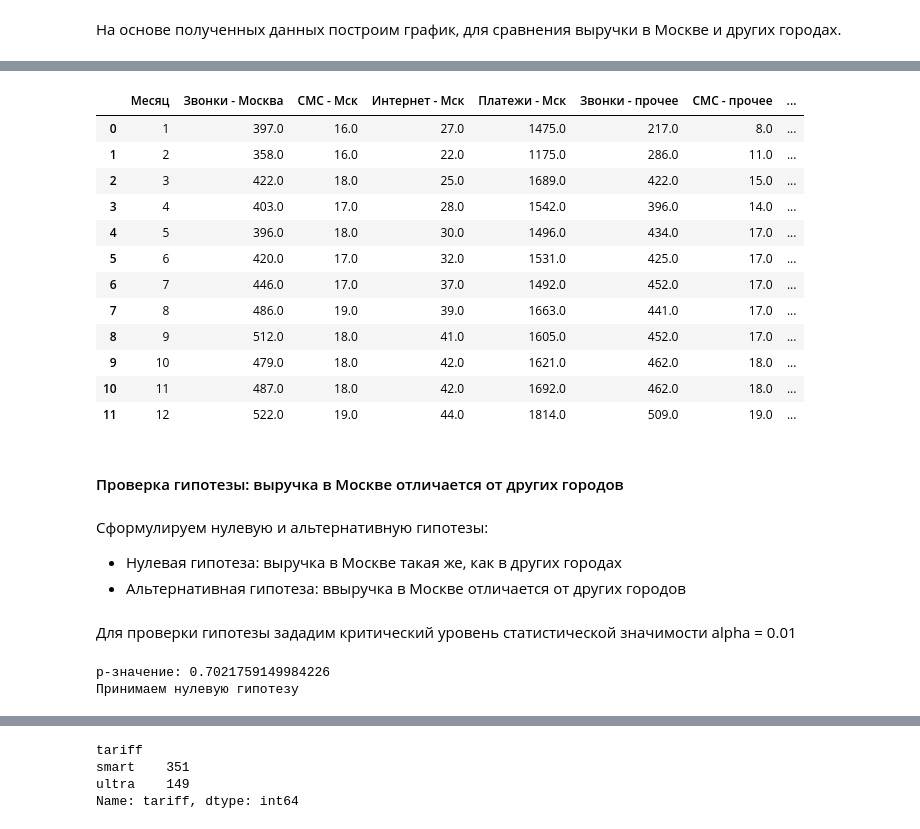
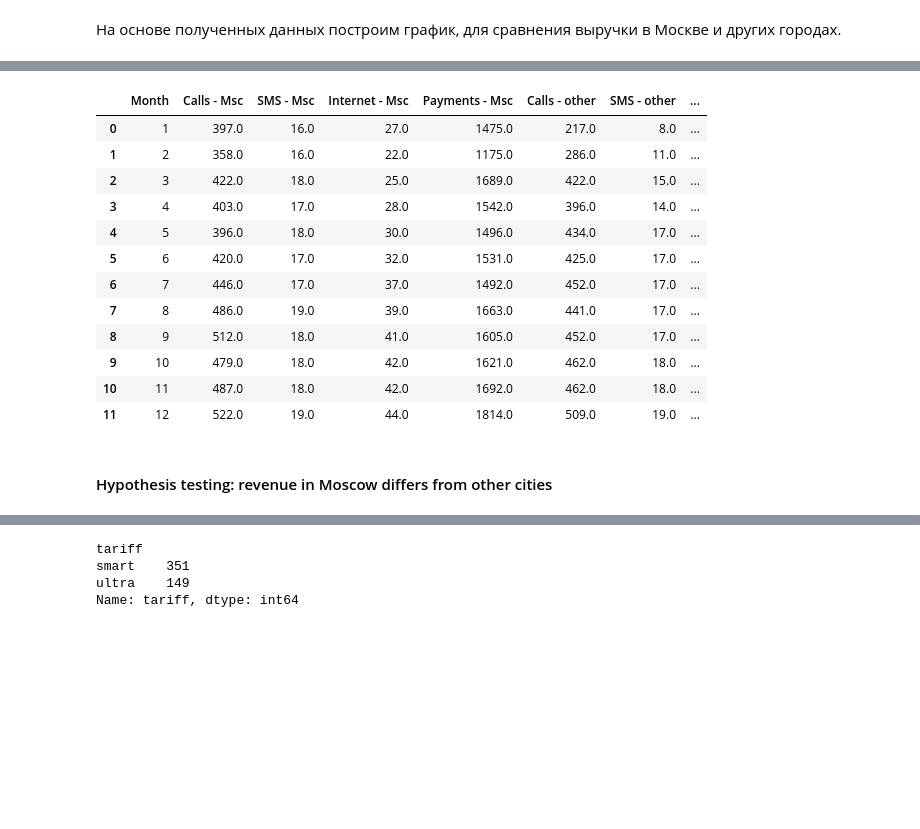
Before and after one commit to aegorovspb/yandex_data_analyst_projects_eng, a Jupyter notebook: 03_tariffs_for_telecom_companies.ipynb, the cells around one changed output, grey strips where cells are left out. Cells and saved outputs as stored; diff of their text form; code cells hidden in the pictures; blank space fills up the shorter version.

```diff
--- a/03_tariffs_for_telecom_companies.ipynb
+++ b/03_tariffs_for_telecom_companies.ipynb
@@ -1282,0 +1252,8 @@ display(df_all_msk_pvt.round(0))
+# %%
+df_all_msk_pvt = df_all_msk.pivot_table(index=['month'], values=['calls_sum', 'mess_count', 'gb_sum', 'month_pay'], aggfunc=[np.mean] ).reset_index()
+df_all_msk_pvt.columns = ['Month', 'Calls - Msc', 'SMS - Msc', 'Internet - Msc', 'Payments - Msc']
+
+df_all_other_pvt = df_all_other.pivot_table(index=['month'], values=['calls_sum', 'mess_count', 'gb_sum', 'month_pay'], aggfunc=[np.mean] ).reset_index()
+df_all_other_pvt.columns = ['Month', 'Calls - other', 'SMS - other', 'Internet - other', 'Payments - other']
+
+display(df_all_msk_pvt.round(0))
@@ -1335,13 +1326,13 @@ df_all_other_pvt.plot(
 
 df_all_other_pvt = df_all_other_pvt.drop(index=[0])
 # %%
-# таблица со сводными данными по Москве и другим городам
+# table with summary data for Moscow and other cities
 
-df_all_compare = df_all_msk_pvt.merge(df_all_other_pvt, on=['Месяц'], how='outer')
+df_all_compare = df_all_msk_pvt.merge(df_all_other_pvt, on=['Month'], how='outer')
 
 display(df_all_compare.round(0))
 # %% [output]
-|  | Месяц | Звонки - Москва | СМС - Мск | Интернет - Мск | Платежи - Мск | Звонки - прочее | СМС - прочее | ... |
+|  | Month | Calls - Msc | SMS - Msc | Internet - Msc | Payments - Msc | Calls - other | SMS - other | ... |
 | 0 | 1 | 397.0 | 16.0 | 27.0 | 1475.0 | 217.0 | 8.0 | ... |
 | 1 | 2 | 358.0 | 16.0 | 22.0 | 1175.0 | 286.0 | 11.0 | ... |
 | 2 | 3 | 422.0 | 18.0 | 25.0 | 1689.0 | 422.0 | 15.0 | ... |
@@ -1354,35 +1345,5 @@ display(df_all_compare.round(0))
 | 9 | 10 | 479.0 | 18.0 | 42.0 | 1621.0 | 462.0 | 18.0 | ... |
 | 10 | 11 | 487.0 | 18.0 | 42.0 | 1692.0 | 462.0 | 18.0 | ... |
 | 11 | 12 | 522.0 | 19.0 | 44.0 | 1814.0 | 509.0 | 19.0 | ... |
-# %% [markdown]
-#### Проверка гипотезы: выручка в Москве отличается от других городов
-# %% [markdown]
-Сформулируем нулевую и альтернативную гипотезы:
-* Нулевая гипотеза: выручка в Москве такая же, как в других городах
-* Альтернативная гипотеза: ввыручка в Москве отличается от других городов
-# %% [markdown]
-Для проверки гипотезы зададим критический уровень статистической значимости alpha = 0.01
-# %%
-# платежи по Москве
-pay_msc   = df_all_msk_pvt.loc[:, 'Платежи - Мск']
-
-# платежи по другим городам
-pay_other   = df_all_other_pvt.loc[:, 'Платежи - прочее']
-
-
-
-alpha = 0.01 # зададим уровень статистической значимости
-
-#  проверим гипотезу о равенстве средних двух независимых совокупностей
-hypothesis_msc = st.ttest_ind(
-    pay_msc,
-    pay_other)
-print('p-значение:', hypothesis_msc.pvalue )
-
-if hypothesis_msc.pvalue < alpha:
-    print("Принимаем альтернативную гипотезу")
-else:
-    print("Принимаем нулевую гипотезу")
-# %% [output]
-p-значение: 0.7021759149984226
-Принимаем нулевую гипотезу
+# %% [markdown]
+#### Hypothesis testing: revenue in Moscow differs from other cities
```
Also changed, not shown: parts of 256 cells of this notebook, 1 other file.
